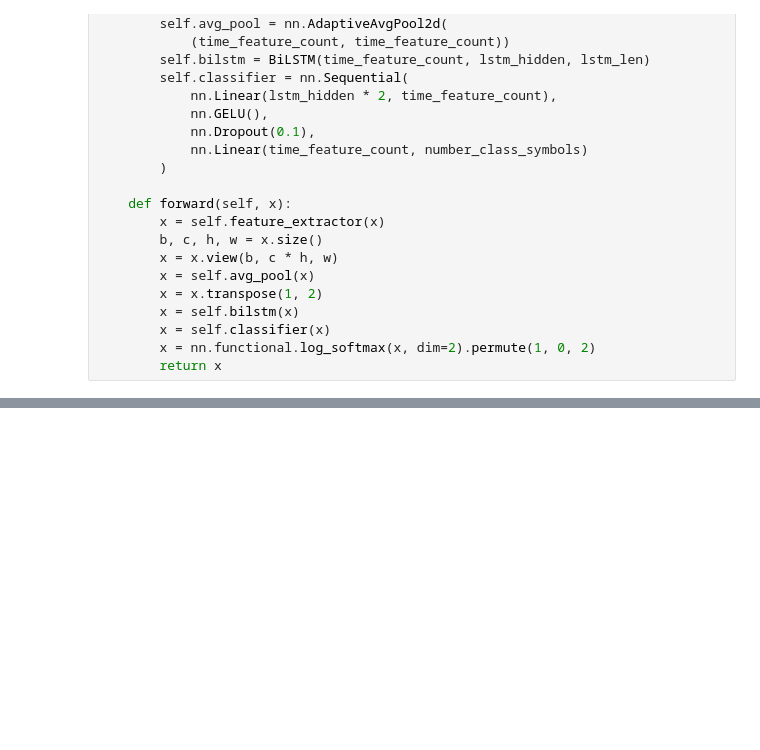
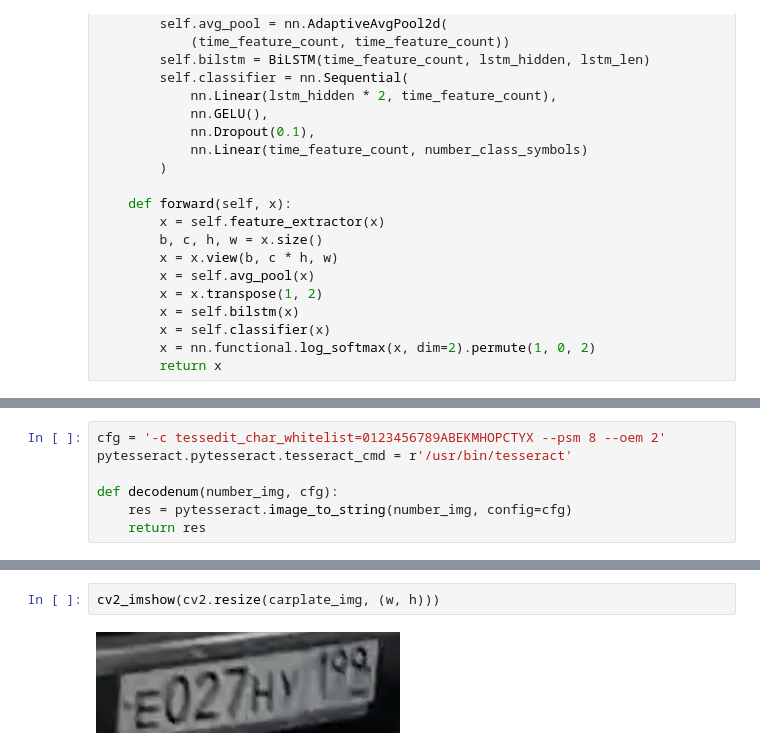
Before and after one commit to down-shift/license-plate-recognition, a Jupyter notebook: ocr.ipynb, the cells around one changed output, grey strips where cells are left out. Saved outputs shown, nothing was run; the diff lists cells and outputs as text; blank space fills up the shorter version.

```diff
--- a/ocr.ipynb
+++ b/ocr.ipynb
@@ -414,0 +331,7 @@ CER()(y_pred, y_true)
+# %%
+cfg = '-c tessedit_char_whitelist=0123456789ABEKMHOPCTYX --psm 8 --oem 2'
+pytesseract.pytesseract.tesseract_cmd = r'/usr/bin/tesseract'
+
+def decodenum(number_img, cfg):
+    res = pytesseract.image_to_string(number_img, config=cfg)
+    return res
@@ -414,0 +398,4 @@ CER()(y_pred, y_true)
+# %%
+cv2_imshow(cv2.resize(carplate_img, (w, h)))
+# %% [output]
+[figure, added]
```
Also changed, not shown: parts of 45 cells of this notebook.
